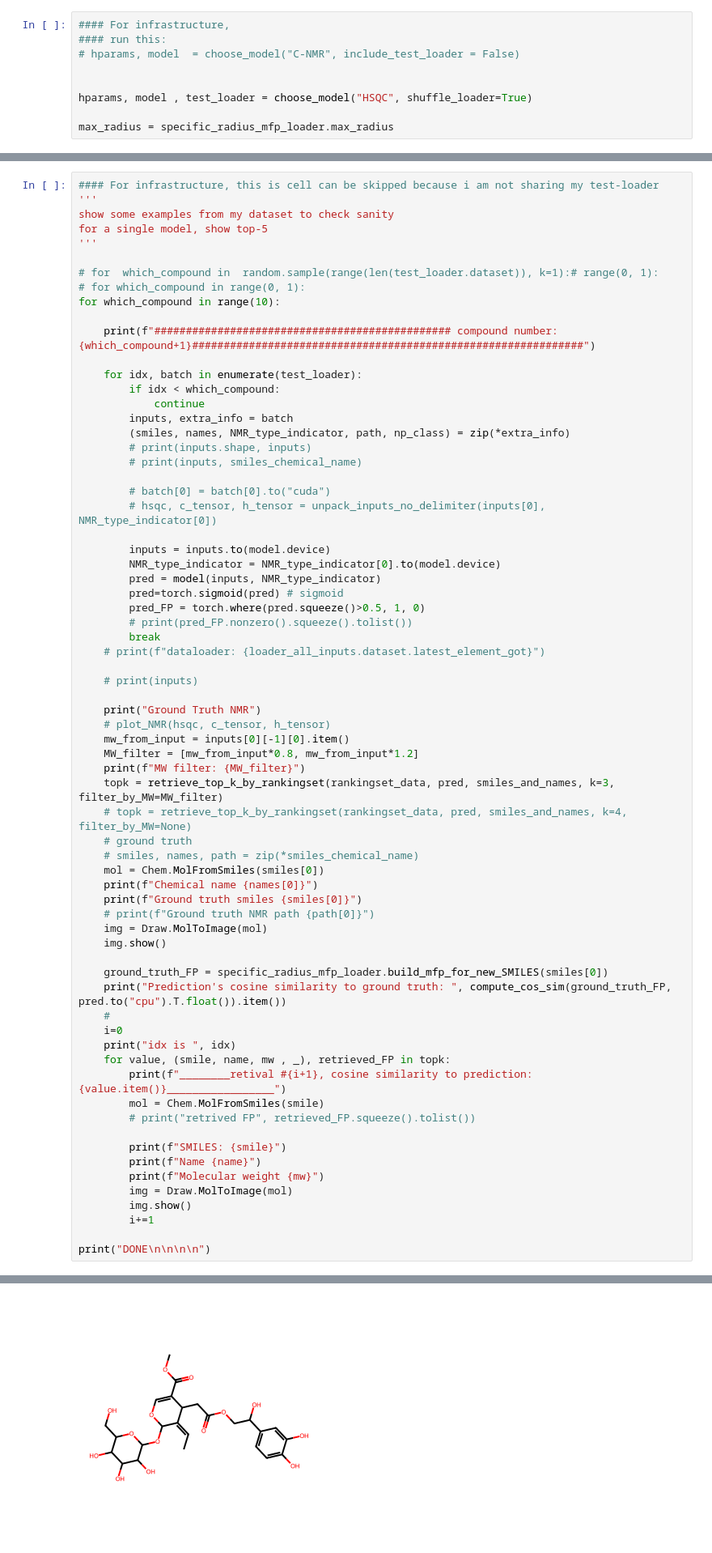
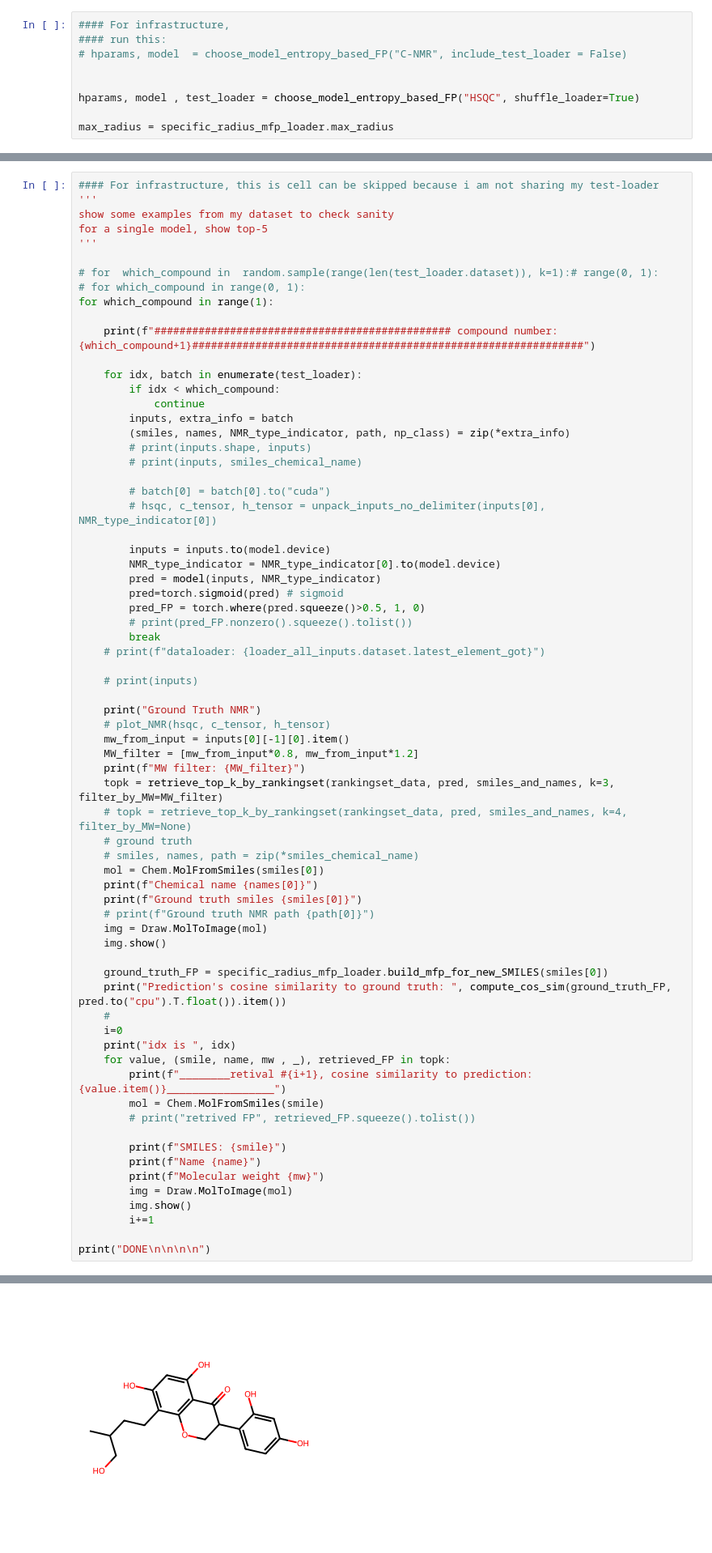
Before and after one commit to xwd0418/Spectre, a Jupyter notebook: inference/inference_lotus_and_coconut_and_Hyun.ipynb, the cells around one changed output, grey strips where cells are left out. Shown at 81% size. Saved outputs shown, nothing was run; the diff lists cells and outputs as text.

```diff
--- a/inference/inference_lotus_and_coconut_and_Hyun.ipynb
+++ b/inference/inference_lotus_and_coconut_and_Hyun.ipynb
@@ -51,10 +51,10 @@ from utils.get_NP_class import get_superclass_and_glycoside
 # %%
 #### For infrastructure,
 #### run this:
-# hparams, model  = choose_model("C-NMR", include_test_loader = False)
+# hparams, model  = choose_model_entropy_based_FP("C-NMR", include_test_loader = False)
 
 
-hparams, model , test_loader = choose_model("HSQC", shuffle_loader=True)
+hparams, model , test_loader = choose_model_entropy_based_FP("HSQC", shuffle_loader=True)
 
 max_radius = specific_radius_mfp_loader.max_radius
 # %% [output]
@@ -103,7 +104,7 @@ for a single model, show top-5
 
 # for  which_compound in  random.sample(range(len(test_loader.dataset)), k=1):# range(0, 1):
 # for which_compound in range(0, 1):
-for which_compound in range(10):
+for which_compound in range(1):
 
     print(f"############################################### compound number: {which_compound+1}##############################################################")
 
@@ -189 +190 @@ Molecular weight 556.5170000000004
-[figure, old version]
+[figure, new version]
```
Also changed, not shown: parts of 6 cells of this notebook, 11 other files.
